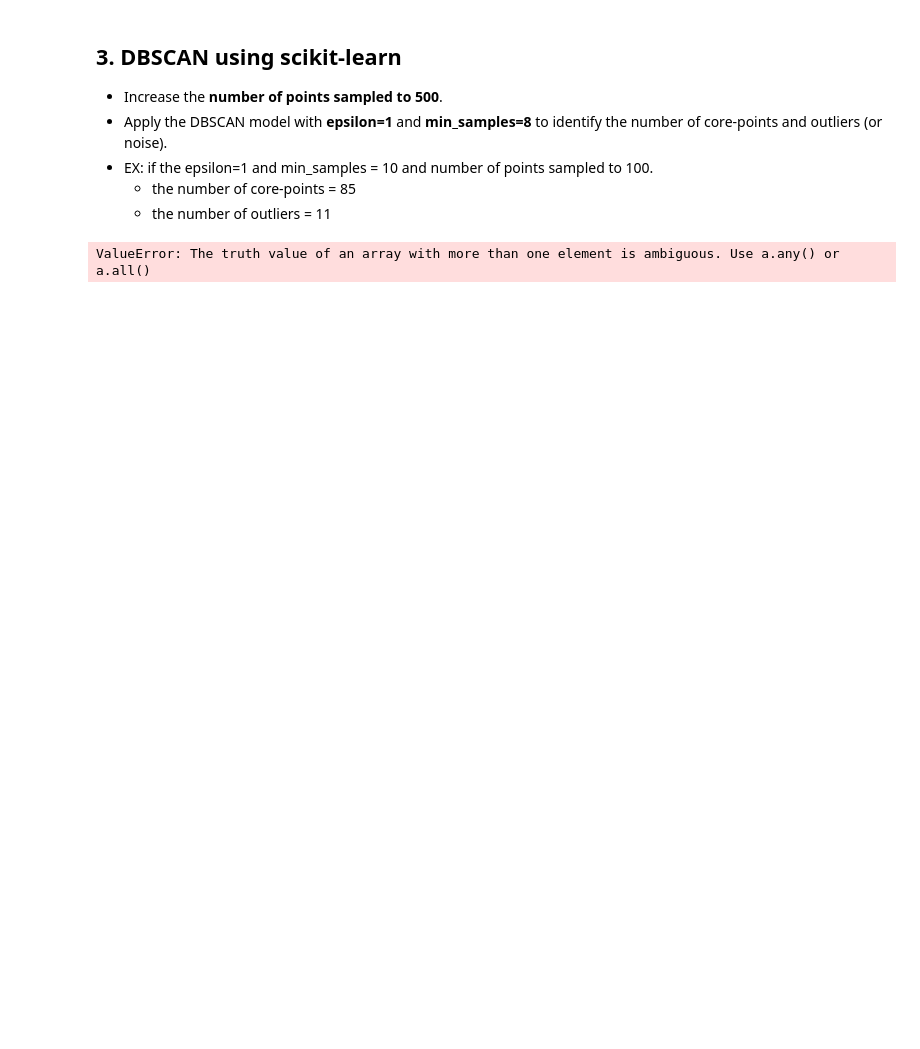
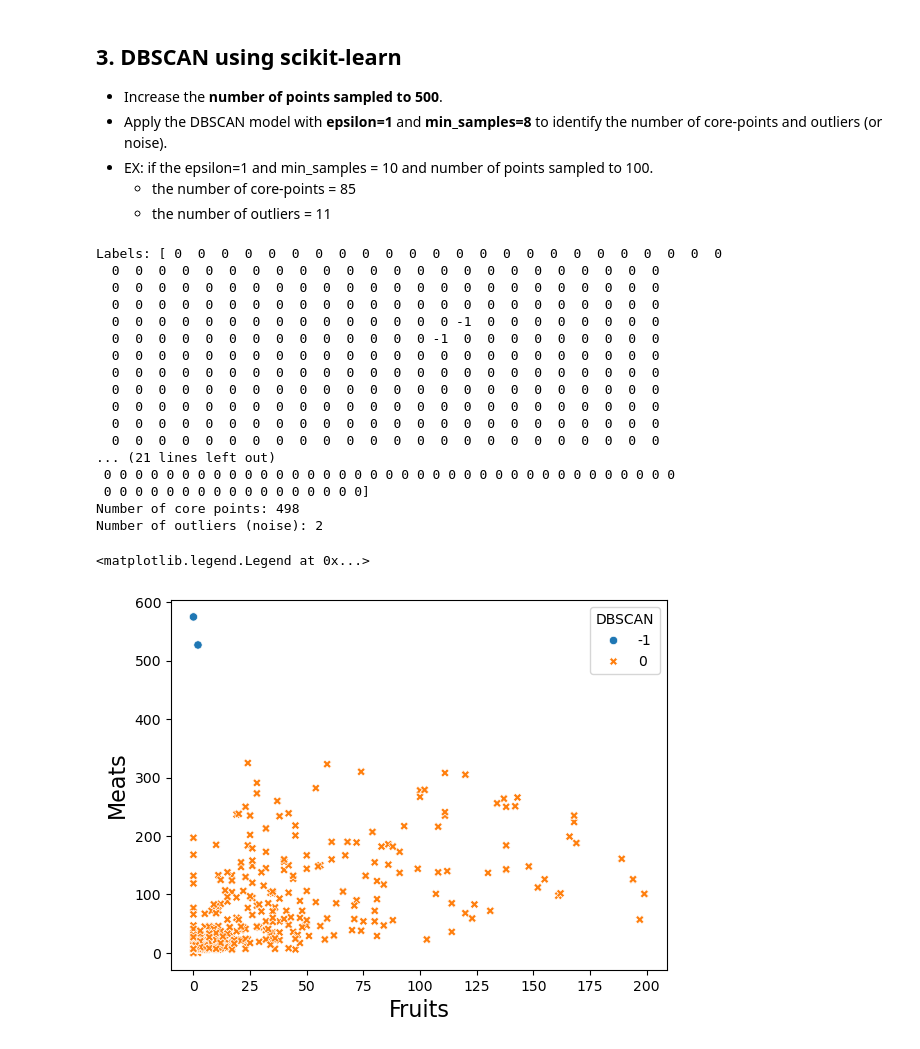
Before and after one commit to dahill3/DataMining, a Jupyter notebook: Diamond_PA_06.ipynb, the cells around one changed output. Cells and saved outputs as stored; diff of their text form; code cells hidden in the pictures; blank space fills up the shorter version.

```diff
--- a/Diamond_PA_06.ipynb
+++ b/Diamond_PA_06.ipynb
@@ -185,36 +186,59 @@ from sklearn.preprocessing import StandardScaler
 from sklearn.cluster import DBSCAN
 
 # Load the full grocery customer dataset and take a random sample of 500 instances
-data = pd.read_csv('customer_personality.csv').sample(np.random.rand(500, 2)) # your code here , random_state=123)
+data = pd.read_csv('customer_personality.csv').sample(n=500, random_state=123) # your code here , random_state=123)
 
 # Use StandardScaler() to standardize input features
 X = data[['Fruits', 'Meats']]
 scaler = StandardScaler()
 X = scaler.fit_transform(X)
 X = pd.DataFrame(X)
 
 # Apply DBSCAN with epsilon=1 and min_samples = 8
 dbscan = DBSCAN(eps=1, min_samples=8) # Your code here
 dbscan = dbscan.fit(X)
 
 # Print the cluster labels and core point indices
 labels = dbscan.labels_
+core_points = labels[labels != -1]
+num_core_points = len(core_points)
+num_outliers = sum(labels == -1)
+
 print('Labels:', labels) # Your code here
-print('Core points:', core_points = labels[labels != -1]) # Your code here
-print('Number of core points:', num_core_points = len(core_points)) # Your code here
+print('Core points:', core_points) # Your code here
+print('Number of core points:', num_core_points) # Your code here
+print('Number of outliers (noise):', num_outliers)
 
 # Add the cluster labels to the dataset as strings
 data['clusters'] = dbscan.labels_.astype(str)
 
 # Sort by cluster label (for plotting purposes)
 data.sort_values(by='clusters', inplace=True)
 
 # Plot clusters on the original data
 p = sns.scatterplot(data=data, x='Fruits',
                     y='Meats', hue='clusters',
                     style='clusters')
 p.set_xlabel('Fruits', fontsize=16)
 p.set_ylabel('Meats', fontsize=16)
 p.legend(title='DBSCAN')
 # %% [output]
-ValueError: The truth value of an array with more than one element is ambiguous. Use a.any() or a.all()
+Labels: [ 0  0  0  0  0  0  0  0  0  0  0  0  0  0  0  0  0  0  0  0  0  0  0  0
+  0  0  0  0  0  0  0  0  0  0  0  0  0  0  0  0  0  0  0  0  0  0  0  0
+  0  0  0  0  0  0  0  0  0  0  0  0  0  0  0  0  0  0  0  0  0  0  0  0
+  0  0  0  0  0  0  0  0  0  0  0  0  0  0  0  0  0  0  0  0  0  0  0  0
+  0  0  0  0  0  0  0  0  0  0  0  0  0  0  0 -1  0  0  0  0  0  0  0  0
+  0  0  0  0  0  0  0  0  0  0  0  0  0  0 -1  0  0  0  0  0  0  0  0  0
+  0  0  0  0  0  0  0  0  0  0  0  0  0  0  0  0  0  0  0  0  0  0  0  0
+  0  0  0  0  0  0  0  0  0  0  0  0  0  0  0  0  0  0  0  0  0  0  0  0
+  0  0  0  0  0  0  0  0  0  0  0  0  0  0  0  0  0  0  0  0  0  0  0  0
+  0  0  0  0  0  0  0  0  0  0  0  0  0  0  0  0  0  0  0  0  0  0  0  0
+  0  0  0  0  0  0  0  0  0  0  0  0  0  0  0  0  0  0  0  0  0  0  0  0
+  0  0  0  0  0  0  0  0  0  0  0  0  0  0  0  0  0  0  0  0  0  0  0  0
+... (21 lines left out)
+ 0 0 0 0 0 0 0 0 0 0 0 0 0 0 0 0 0 0 0 0 0 0 0 0 0 0 0 0 0 0 0 0 0 0 0 0 0
+ 0 0 0 0 0 0 0 0 0 0 0 0 0 0 0 0 0]
+Number of core points: 498
+Number of outliers (noise): 2
+<matplotlib.legend.Legend at 0x...>
+[figure, added]
```
Also changed, not shown: parts of 2 cells of this notebook.
